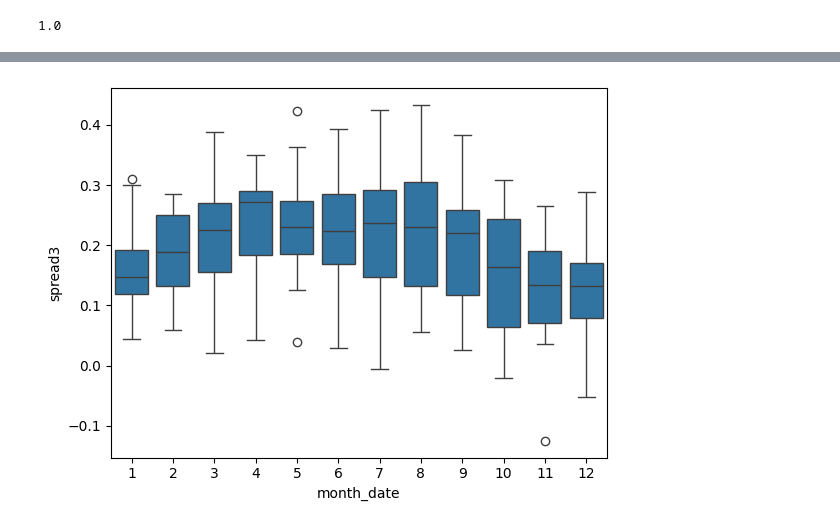
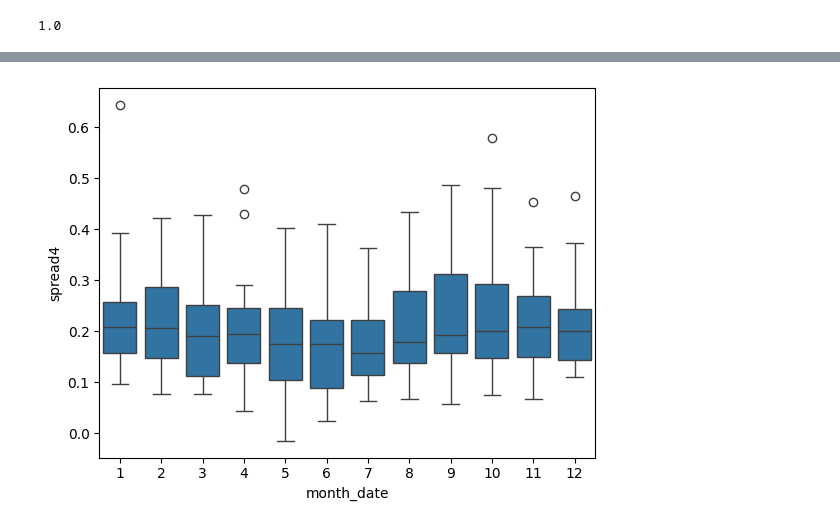
Before and after one commit to Giovanni3A/ScoreDrivenSpread, a Jupyter notebook: Folder2/sanity_check.ipynb, the cells around one changed output, grey strips where cells are left out. Saved outputs shown, nothing was run; the diff lists cells and outputs as text; code cells hidden in the pictures.

```diff
--- a/Folder2/sanity_check.ipynb
+++ b/Folder2/sanity_check.ipynb
@@ -37,7 +57 @@ propane              0.189178
 dtype: float64
-# %%
-# aggregate monthly
-df["month_date"] = pd.Series(df.index).apply(lambda dt: dt.replace(day=1)).values
-month_df = df.groupby("month_date").mean()
-month_df.dropna(inplace=True)
-month_df.shape
@@ -46,3 +58,7 @@ month_df.shape
+# %%
+month_df = month_df[[
+    'crude_oil', 'conventional_gas', 'heating_oil', 'jet_fuel', 'diesel_fuel3'
+]].dropna()
 # %%
 # first and last month
 month_df.index[[0, -1]]
@@ -55,10 +71,9 @@ DatetimeIndex(['2006-06-01', '2023-10-01'], dtype='datetime64[ns]', name='month_
 1.0
 # %%
 # compute spreads (monthly)
-# TODO: aplicar log
 month_df["spread1"] = np.log(month_df["conventional_gas"] / month_df["crude_oil"])
 month_df["spread2"] = np.log(month_df["heating_oil"] / month_df["crude_oil"])
-month_df["spread3"] = np.log(month_df["conventional_gas2"] / month_df["crude_oil"])
+month_df["spread3"] = np.log(month_df["diesel_fuel3"] / month_df["crude_oil"])
 month_df["spread4"] = np.log(month_df["jet_fuel"] / month_df["crude_oil"])
 # %%
 # plot spreads
@@ -83,6 +98,6 @@ plot_pacf(month_df.spread1.diff().dropna(), lags=40);
 # %%
-sns.boxplot(x=month_df.index.month, y=month_df.spread3);
+sns.boxplot(x=month_df.index.month, y=month_df.spread4);
 # %% [output]
-[figure, old version]
+[figure, new version]
 # %%
 month_df.to_csv(r"..//dados//monthly_data.csv")
```
Also changed, not shown: parts of 8 cells of this notebook, 24 other files.
